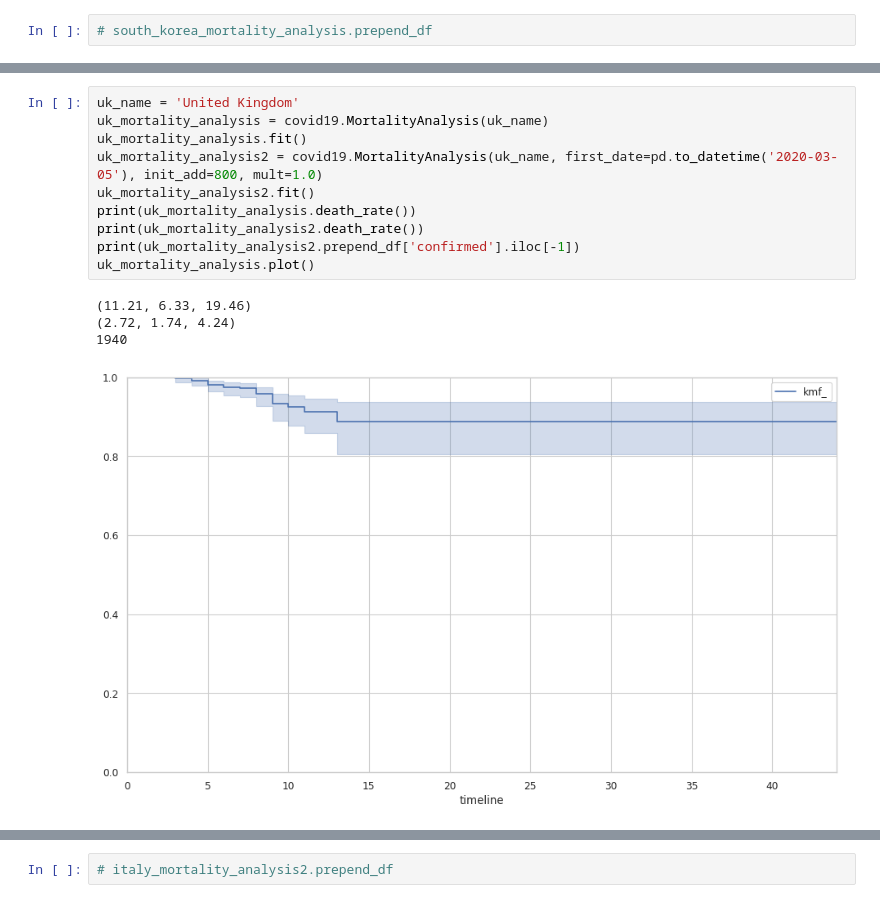
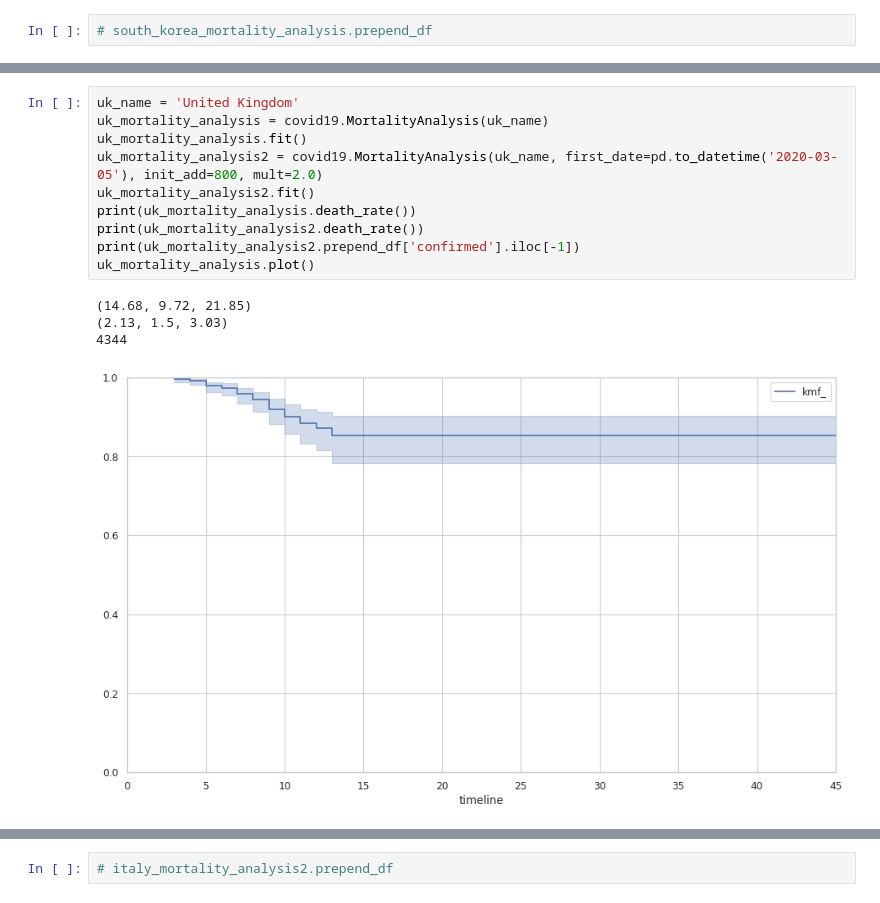
Before and after one commit to cs224/covid-19-data-analysis, a Jupyter notebook: covid-19-survival.ipynb, the cells around one changed output, grey strips where cells are left out. Drawn from its saved outputs; the diff is of its cells as text.

```diff
--- a/covid-19-survival.ipynb
+++ b/covid-19-survival.ipynb
@@ -217,18 +217,18 @@ spain_mortality_analysis.df.tail()
 # %%
 uk_name = 'United Kingdom'
 uk_mortality_analysis = covid19.MortalityAnalysis(uk_name)
 uk_mortality_analysis.fit()
-uk_mortality_analysis2 = covid19.MortalityAnalysis(uk_name, first_date=pd.to_datetime('2020-03-05'), init_add=800, mult=1.0)
+uk_mortality_analysis2 = covid19.MortalityAnalysis(uk_name, first_date=pd.to_datetime('2020-03-05'), init_add=800, mult=2.0)
 uk_mortality_analysis2.fit()
 print(uk_mortality_analysis.death_rate())
 print(uk_mortality_analysis2.death_rate())
 print(uk_mortality_analysis2.prepend_df['confirmed'].iloc[-1])
 uk_mortality_analysis.plot()
 # %% [output]
-(11.21, 6.33, 19.46)
-(2.72, 1.74, 4.24)
-1940
+(14.68, 9.72, 21.85)
+(2.13, 1.5, 3.03)
+4344
-[figure, old version]
+[figure, new version]
 # %%
 uk_mortality_analysis.df.tail()
 # %% [output]
```
Also changed, not shown: parts of 17 cells of this notebook, 3 other files.
